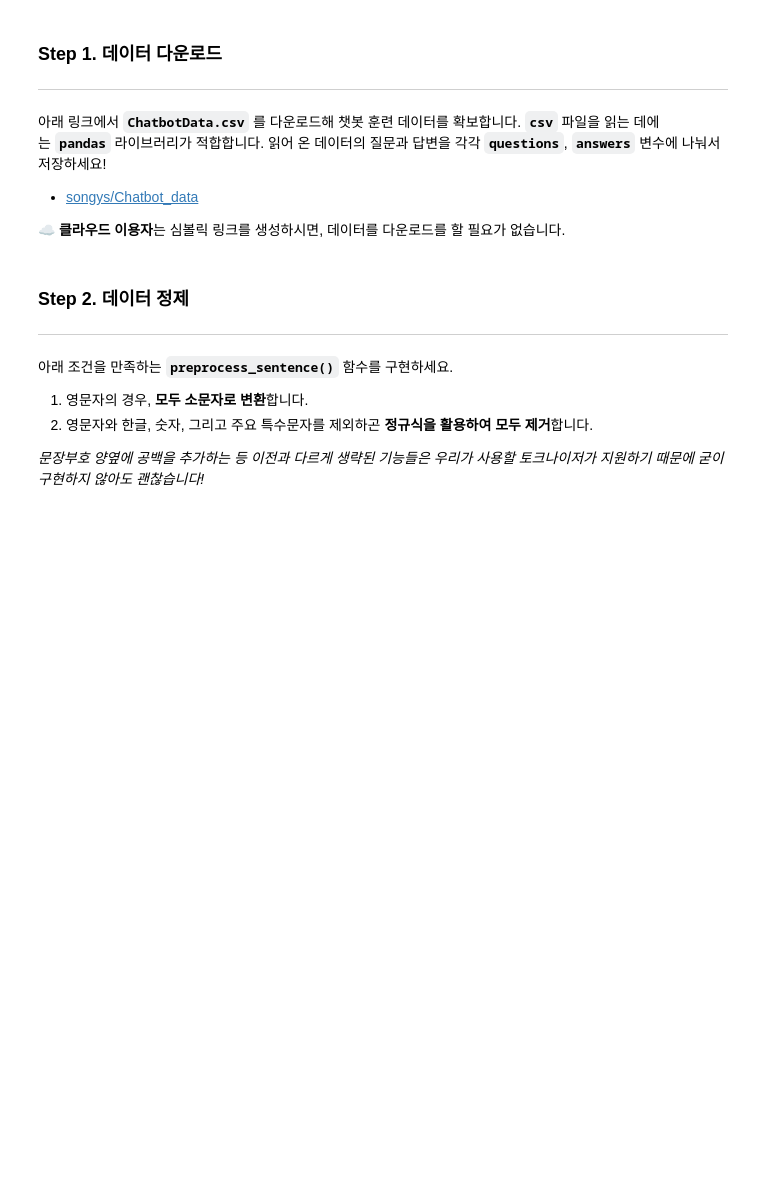
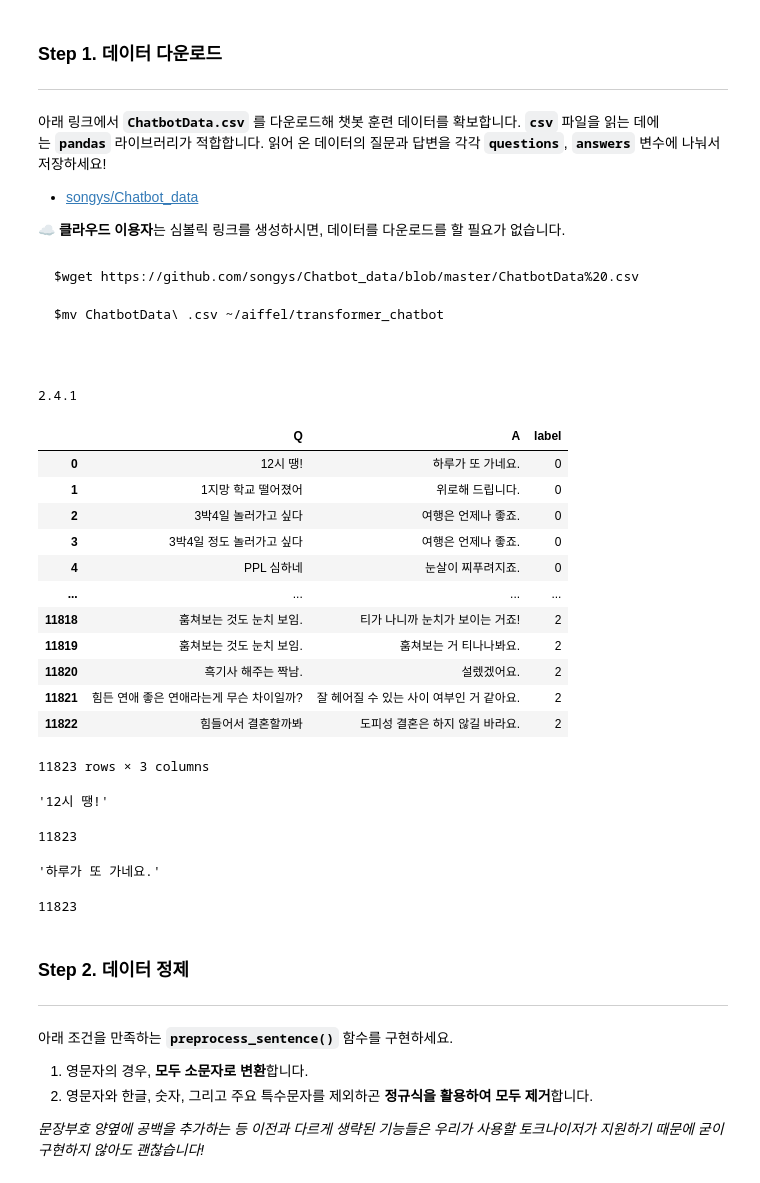
Before and after one commit to SIMYJ/NLP_Projects, a Jupyter notebook: [GD_NLP_12]transformer_chatbot.ipynb, the cells around one changed output. Saved outputs shown, nothing was run; the diff lists cells and outputs as text; code cells hidden in the pictures; blank space fills up the shorter version.

````diff
--- a/[GD_NLP_12]transformer_chatbot.ipynb
+++ b/[GD_NLP_12]transformer_chatbot.ipynb
@@ -1640,3 +1640,45 @@ Please use `tqdm.notebook.tqdm` instead of `tqdm.tqdm_notebook`
 - [songys/Chatbot_data](https://github.com/songys/Chatbot_data)
 
 **☁️ 클라우드 이용자**는 심볼릭 링크를 생성하시면, 데이터를 다운로드를 할 필요가 없습니다.
+# %% [markdown]
+```
+$wget https://github.com/songys/Chatbot_data/blob/master/ChatbotData%20.csv
+
+$mv ChatbotData\ .csv ~/aiffel/transformer_chatbot
+
+
+```
+# %%
+import numpy as np
+import pandas as pd
+import tensorflow as tf
+
+import re
+import os
+import io
+import time
+import random
+
+from sklearn.model_selection import train_test_split
+
+print(tf.__version__)
+# %% [output]
+2.4.1
+# %%
+path_to_file = os.getenv('HOME') + '/aiffel/transformer_chatbot/ChatbotData .csv'
+data = pd.read_csv(path_to_file)
+data
+# %% [output]
+|  | Q | A | label |
+| 0 | 12시 땡! | 하루가 또 가네요. | 0 |
+| 1 | 1지망 학교 떨어졌어 | 위로해 드립니다. | 0 |
+| 2 | 3박4일 놀러가고 싶다 | 여행은 언제나 좋죠. | 0 |
+| 3 | 3박4일 정도 놀러가고 싶다 | 여행은 언제나 좋죠. | 0 |
+| 4 | PPL 심하네 | 눈살이 찌푸려지죠. | 0 |
+| ... | ... | ... | ... |
+| 11818 | 훔쳐보는 것도 눈치 보임. | 티가 나니까 눈치가 보이는 거죠! | 2 |
+| 11819 | 훔쳐보는 것도 눈치 보임. | 훔쳐보는 거 티나나봐요. | 2 |
+| 11820 | 흑기사 해주는 짝남. | 설렜겠어요. | 2 |
+| 11821 | 힘든 연애 좋은 연애라는게 무슨 차이일까? | 잘 헤어질 수 있는 사이 여부인 거 같아요. | 2 |
+| 11822 | 힘들어서 결혼할까봐 | 도피성 결혼은 하지 않길 바라요. | 2 |
+11823 rows × 3 columns
@@ -1643,3 +1692,19 @@ Please use `tqdm.notebook.tqdm` instead of `tqdm.tqdm_notebook`
+# %%
+src[0]
+# %% [output]
+'12시 땡!'
+# %%
+len(src)
+# %% [output]
+11823
+# %%
+tgt[0]
+# %% [output]
+'하루가 또 가네요.'
+# %%
+len(tgt)
+# %% [output]
+11823
 # %% [markdown]
 ### **Step 2. 데이터 정제**
 
````
Also changed, not shown: parts of 55 cells of this notebook.
